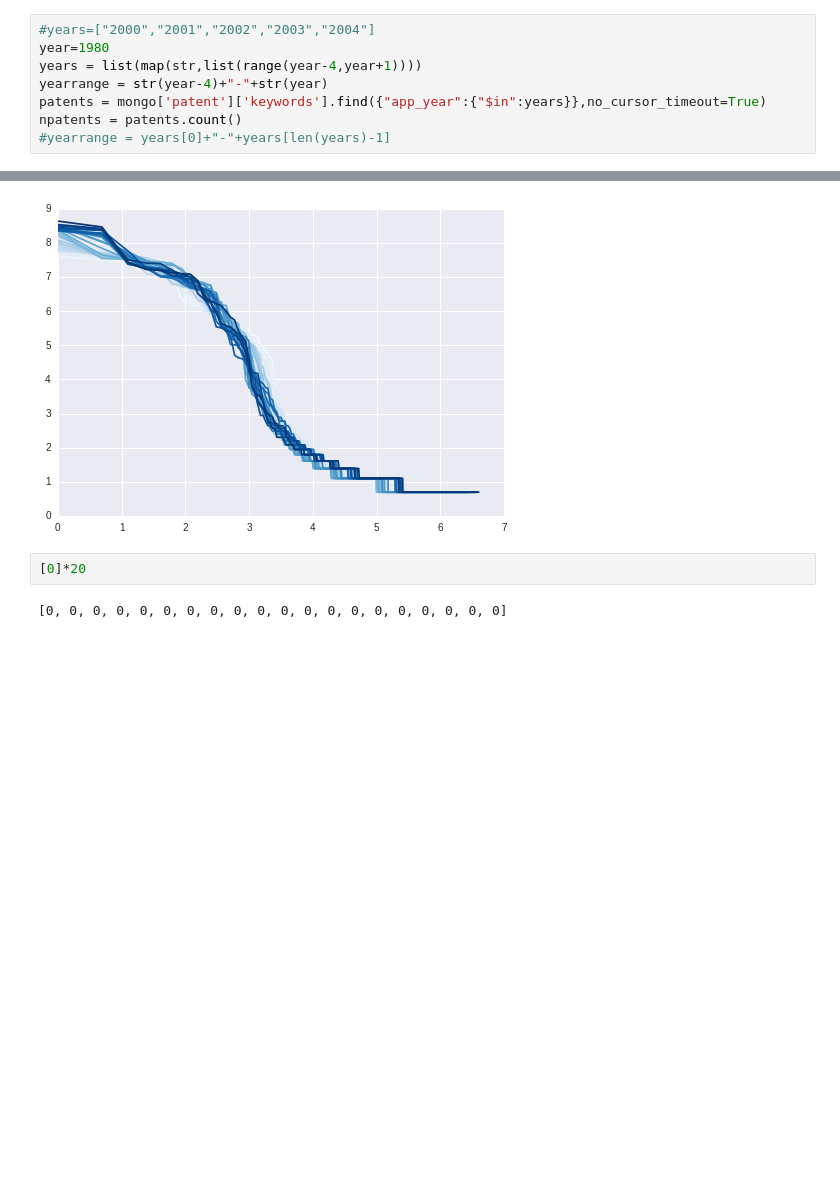
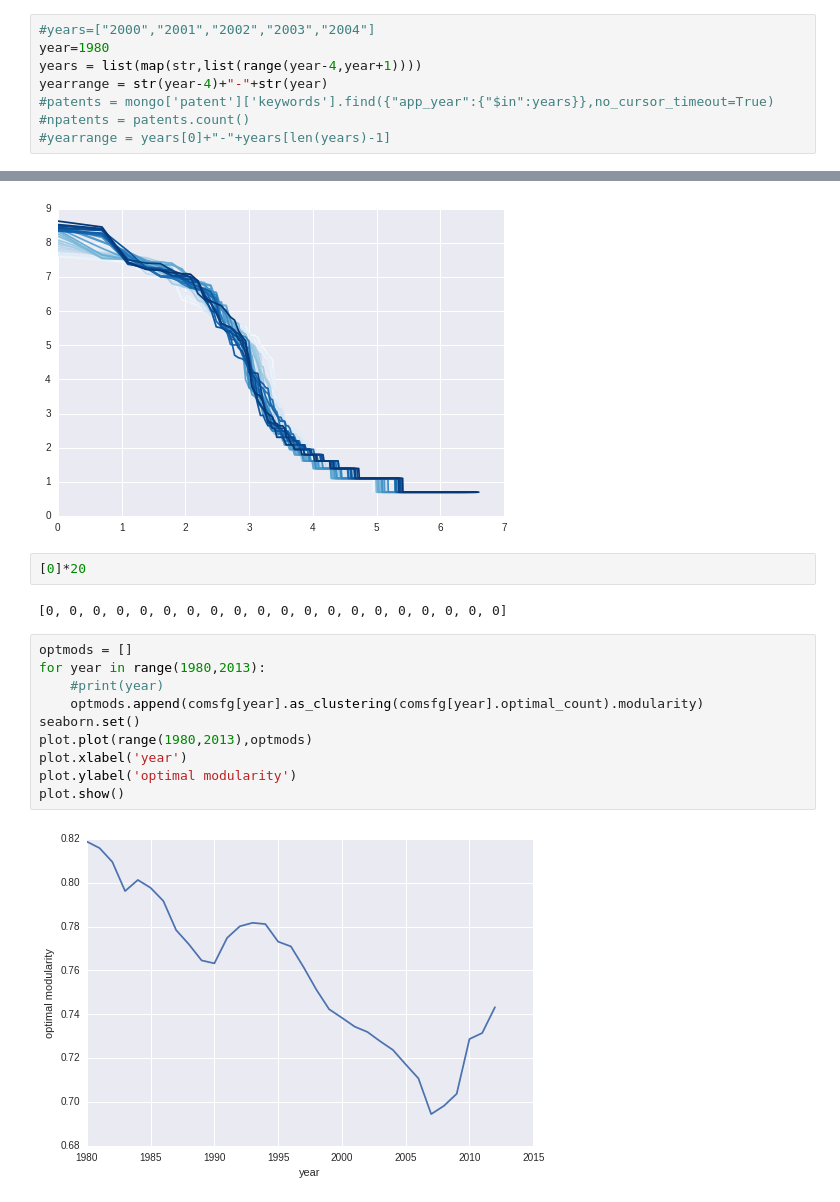
Before and after one commit to JusteRaimbault/PatentsMining, a Jupyter notebook: Models/Semantic/Analysis.ipynb, the cells around one changed output, grey strips where cells are left out. Drawn from its saved outputs; the diff is of its cells as text; blank space fills up the shorter version.

```diff
--- a/Models/Semantic/Analysis.ipynb
+++ b/Models/Semantic/Analysis.ipynb
@@ -18,8 +18,8 @@ ethunit=4.5e-5
 year=1980
 years = list(map(str,list(range(year-4,year+1))))
 yearrange = str(year-4)+"-"+str(year)
-patents = mongo['patent']['keywords'].find({"app_year":{"$in":years}},no_cursor_timeout=True)
-npatents = patents.count()
+#patents = mongo['patent']['keywords'].find({"app_year":{"$in":years}},no_cursor_timeout=True)
+#npatents = patents.count()
 #yearrange = years[0]+"-"+years[len(years)-1]
 # %%
 # export graph for viz
@@ -105,3 +117,15 @@ for year in range(1980,2013):
 [0]*20
 # %% [output]
 [0, 0, 0, 0, 0, 0, 0, 0, 0, 0, 0, 0, 0, 0, 0, 0, 0, 0, 0, 0]
+# %%
+optmods = []
+for year in range(1980,2013):
+    #print(year)
+    optmods.append(comsfg[year].as_clustering(comsfg[year].optimal_count).modularity)
+seaborn.set()
+plot.plot(range(1980,2013),optmods)
+plot.xlabel('year')
+plot.ylabel('optimal modularity')
+plot.show()
+# %% [output]
+[figure, added]
```
Also changed, not shown: parts of 9 cells of this notebook, 3 other files.
